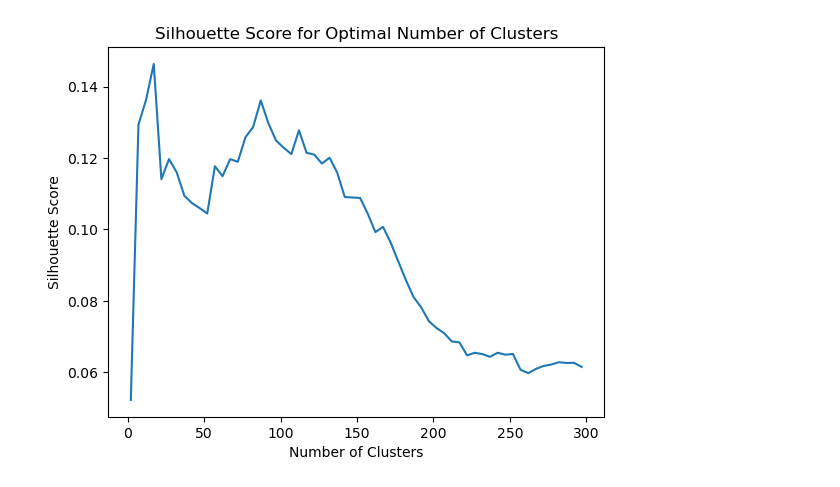
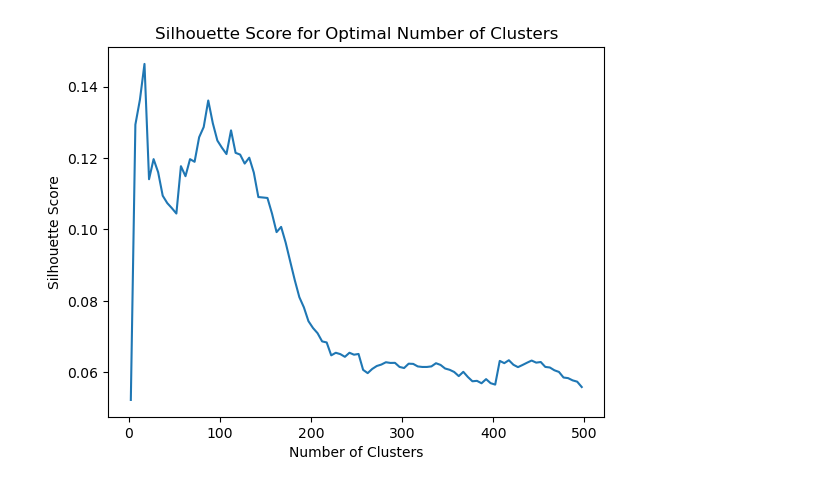
Before and after one commit to Roland-02/Cinephile.com, a Jupyter notebook: recommendEngine.ipynb, the cells around one changed output. Saved outputs shown, nothing was run; the diff lists cells and outputs as text; code cells hidden in the pictures.

```diff
--- a/recommendEngine.ipynb
+++ b/recommendEngine.ipynb
@@ -992,7 +1160,7 @@ genres_data = set(data['genres'].unique())
 
 # Apply KMeans clustering for different numbers of clusters and calculate the within-cluster sum of squares (WCSS)
 wcss = []
-max_clusters = 300  # You can adjust this based on your dataset and requirements
+max_clusters = 500  # You can adjust this based on your dataset and requirements
 for i in range(1, max_clusters + 1):
     kmeans = KMeans(n_clusters=i, init='k-means++', random_state=42)
     tfidf_matrix = tfidf_vectorizer.fit_transform(genres_data)
@@ -1006,6 +1174,8 @@ plt.title('Elbow Method for Optimal Number of Clusters')
 plt.xlabel('Number of Clusters')
 plt.ylabel('WCSS')
 plt.show()
+
+
 from sklearn.metrics import silhouette_score
 
 # EXPERIMENTING - find optimal k for clustering
@@ -1037,4 +1207,87 @@ plt.title('Silhouette Score for Optimal Number of Clusters')
 plt.xlabel('Number of Clusters')
 plt.ylabel('Silhouette Score')
 plt.show()
+
+
+#####################
+
+
+# Apply KMeans clustering for different numbers of clusters and calculate the within-cluster sum of squares (WCSS)
+wcss = []
+max_clusters = 300  # You can adjust this based on your dataset and requirements
+for i in range(1, max_clusters + 1):
+    kmeans = KMeans(n_clusters=i, init='k-means++', random_state=42)
+    tfidf_matrix = tfidf_vectorizer.fit_transform(genres_data)
+
+    kmeans.fit(tfidf_matrix)
+    wcss.append(kmeans.inertia_)
+
+# Plot the elbow curve to visualize the WCSS values for different numbers of clusters
+plt.plot(range(1, max_clusters + 1), wcss)
+plt.title('Elbow Method for Optimal Number of Clusters')
+plt.xlabel('Number of Clusters')
+plt.ylabel('WCSS')
+plt.show()
+
+
+# EXPERIMENTING - find optimal k for clustering
+
+# Apply KMeans clustering for different numbers of clusters and calculate the silhouette score
+x_values = range(2, max_clusters + 1, 5)  # Adjust the step size as needed
+
+silhouette_scores = []
+for i in x_values:
+    kmeans = KMeans(n_clusters=i, init='k-means++', random_state=42)
+    tfidf_matrix = tfidf_vectorizer.fit_transform(genres_data)
+    cluster_labels = kmeans.fit_predict(tfidf_matrix)
+    silhouette_avg = silhouette_score(tfidf_matrix, cluster_labels)
+    silhouette_scores.append(silhouette_avg)
+
+# Plot the silhouette scores for different numbers of clusters
+plt.plot(x_values, silhouette_scores)
+plt.title('Silhouette Score for Optimal Number of Clusters')
+plt.xlabel('Number of Clusters')
+plt.ylabel('Silhouette Score')
+plt.show()
+
+#####################
+
+
+# Apply KMeans clustering for different numbers of clusters and calculate the within-cluster sum of squares (WCSS)
+wcss = []
+max_clusters = 150  # You can adjust this based on your dataset and requirements
+for i in range(1, max_clusters + 1):
+    kmeans = KMeans(n_clusters=i, init='k-means++', random_state=42)
+    tfidf_matrix = tfidf_vectorizer.fit_transform(genres_data)
+
+    kmeans.fit(tfidf_matrix)
+    wcss.append(kmeans.inertia_)
+
+# Plot the elbow curve to visualize the WCSS values for different numbers of clusters
+plt.plot(range(1, max_clusters + 1), wcss)
+plt.title('Elbow Method for Optimal Number of Clusters')
+plt.xlabel('Number of Clusters')
+plt.ylabel('WCSS')
+plt.show()
+
+
+# EXPERIMENTING - find optimal k for clustering
+
+# Apply KMeans clustering for different numbers of clusters and calculate the silhouette score
+x_values = range(2, max_clusters + 1, 5)  # Adjust the step size as needed
+
+silhouette_scores = []
+for i in x_values:
+    kmeans = KMeans(n_clusters=i, init='k-means++', random_state=42)
+    tfidf_matrix = tfidf_vectorizer.fit_transform(genres_data)
+    cluster_labels = kmeans.fit_predict(tfidf_matrix)
+    silhouette_avg = silhouette_score(tfidf_matrix, cluster_labels)
+    silhouette_scores.append(silhouette_avg)
+
+# Plot the silhouette scores for different numbers of clusters
+plt.plot(x_values, silhouette_scores)
+plt.title('Silhouette Score for Optimal Number of Clusters')
+plt.xlabel('Number of Clusters')
+plt.ylabel('Silhouette Score')
+plt.show()
 # %% [output]
@@ -1042 +1295 @@ plt.show()
-[figure, old version]
+[figure, new version]
```
Also changed, not shown: parts of 7 cells of this notebook, 5 other files.
